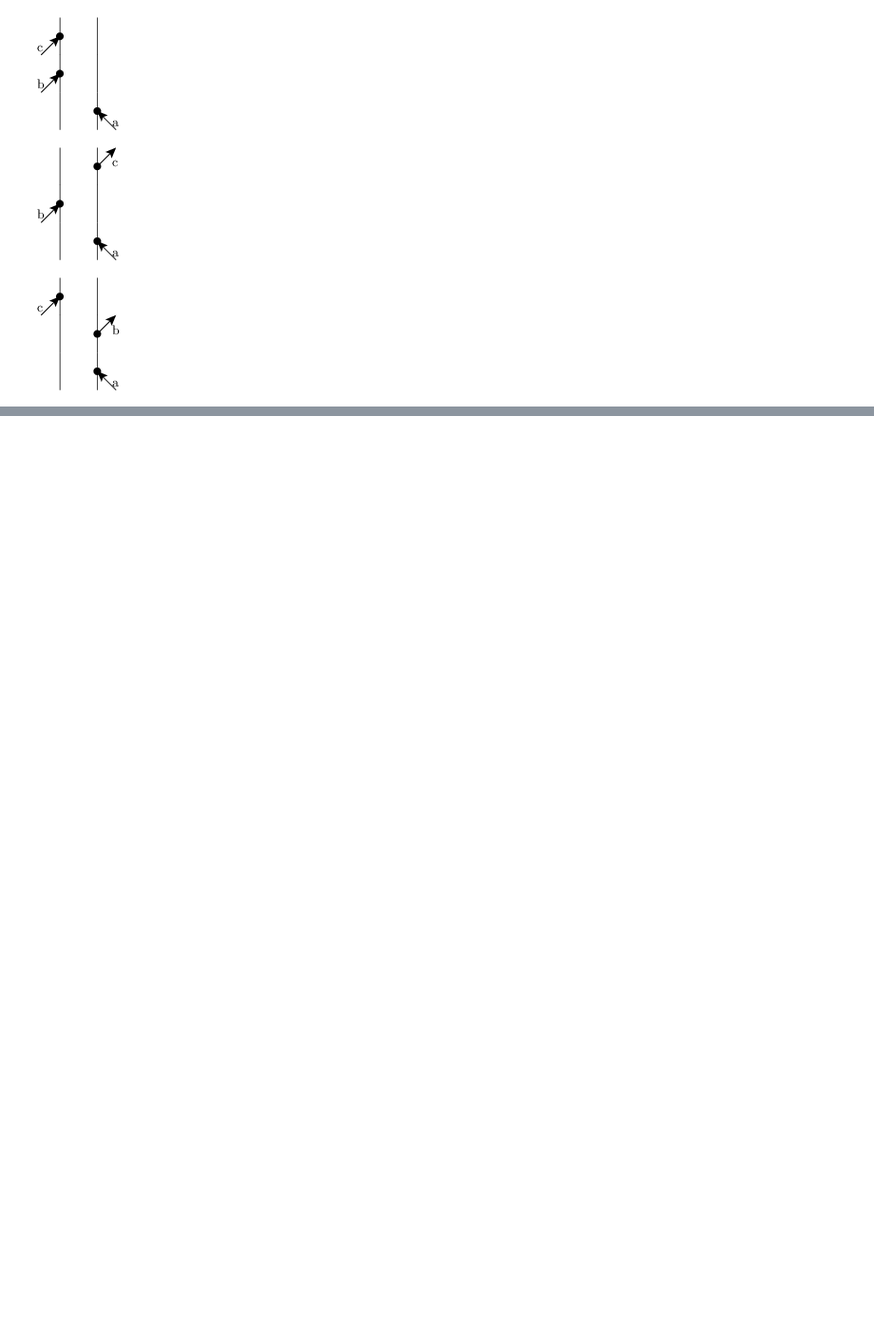
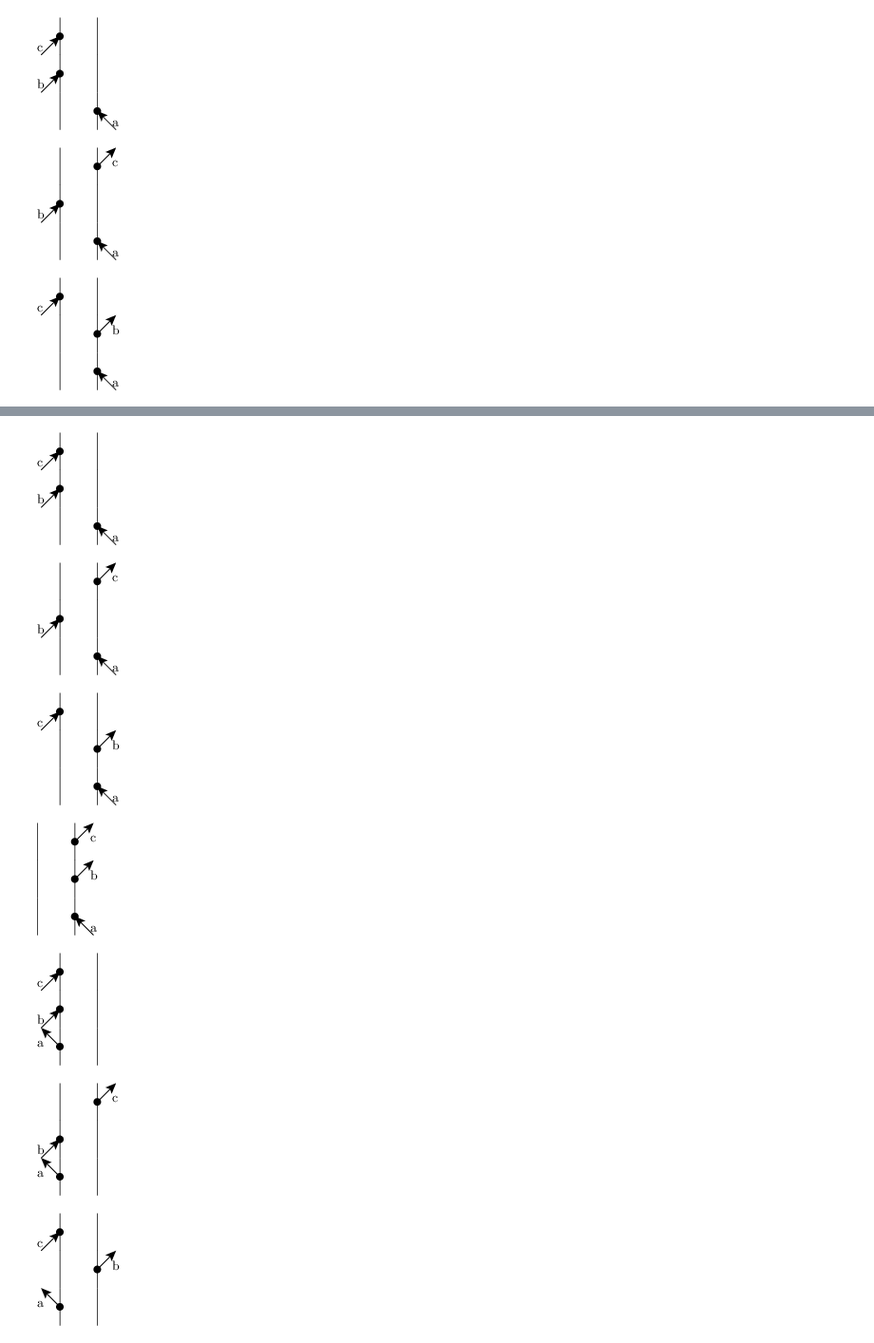
Before and after one commit to peterarose/ufss, a Jupyter notebook: DiagramGeneratorExample.ipynb, the cells around one changed output, grey strips where cells are left out. Shown at 95% size. Saved outputs shown, nothing was run; the diff lists cells and outputs as text; code cells hidden in the pictures; blank space fills up the shorter version.

```diff
--- a/DiagramGeneratorExample.ipynb
+++ b/DiagramGeneratorExample.ipynb
@@ -18,7 +28,7 @@ eei2d = DG()
 # %%
 # DiagramAutomation needs to know the phase-matching/-cycling condition
 # 2DPE example
-tdpe.efield_wavevectors = ['-','+','+']
+tdpe.set_phase_discrimination([(0,1),(1,0),(1,0)])
 # Set the pulse durations
 t0 = np.linspace(-1,1,num=11)
 t1 = np.linspace(-2,2,num=21)
@@ -49,0 +57,4 @@ eei2d.efield_wavevectors = ['--','++','-']
+# %%
+tdpe.maximum_manifold = 1
+time_ordered_diagrams = tdpe.get_diagrams([0,100,200,200])
+tdpe.display_diagrams(time_ordered_diagrams)
@@ -49,0 +169,12 @@ eei2d.efield_wavevectors = ['--','++','-']
+# %%
+tdpe.maximum_manifold = np.inf
+tdpe.minimum_manifold = -1
+tdpe.display_diagrams(tdpe.get_diagrams([0,100,200,200]))
+# %% [output]
+[figure, added]
+[figure, added]
+[figure, added]
+[figure, added]
+[figure, added]
+[figure, added]
+[figure, added]
```
Also changed, not shown: parts of 28 cells of this notebook.
